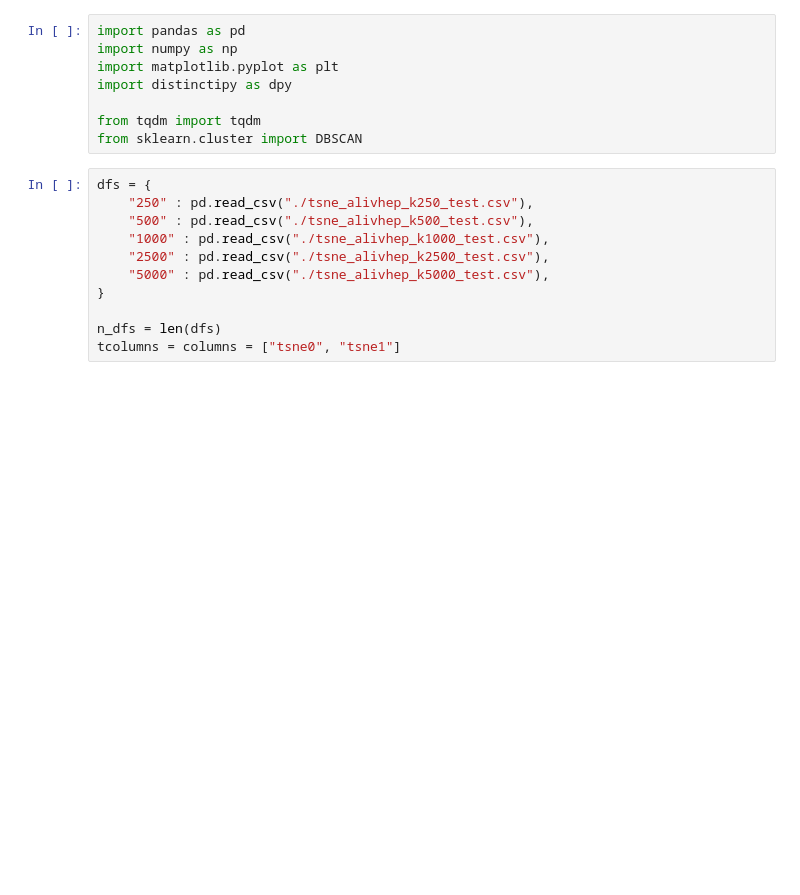
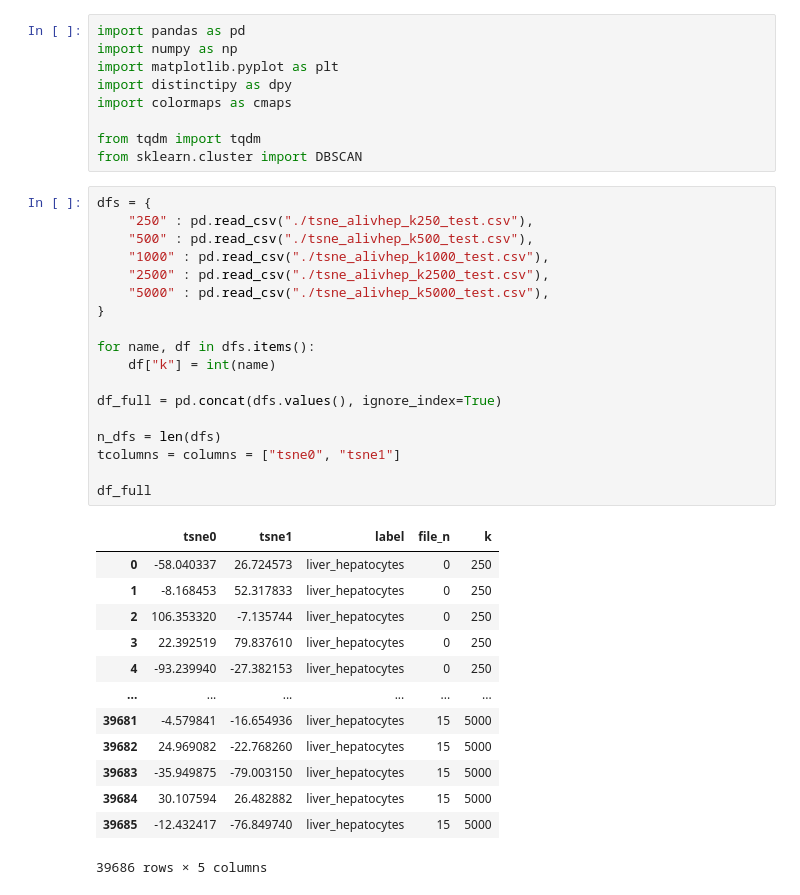
Before and after one commit to cjmerzbacher/met2vec, a Jupyter notebook: Final Plots/Generalization/N5000/tsne/tsne.ipynb, the cells around one changed output. Drawn from its saved outputs; the diff is of its cells as text; blank space fills up the shorter version.

```diff
--- a/Final Plots/Generalization/N5000/tsne/tsne.ipynb
+++ b/Final Plots/Generalization/N5000/tsne/tsne.ipynb
@@ -3,18 +3,40 @@ import pandas as pd
 import numpy as np
 import matplotlib.pyplot as plt
 import distinctipy as dpy
+import colormaps as cmaps
 
 from tqdm import tqdm
 from sklearn.cluster import DBSCAN
 # %%
 dfs = {
     "250" : pd.read_csv("./tsne_alivhep_k250_test.csv"),
     "500" : pd.read_csv("./tsne_alivhep_k500_test.csv"),
     "1000" : pd.read_csv("./tsne_alivhep_k1000_test.csv"),
     "2500" : pd.read_csv("./tsne_alivhep_k2500_test.csv"),
     "5000" : pd.read_csv("./tsne_alivhep_k5000_test.csv"),
 }
 
+for name, df in dfs.items():
+    df["k"] = int(name)
+
+df_full = pd.concat(dfs.values(), ignore_index=True)
+
 n_dfs = len(dfs)
 tcolumns = columns = ["tsne0", "tsne1"]
+
+df_full
+# %% [output]
+|  | tsne0 | tsne1 | label | file_n | k |
+| 0 | -58.040337 | 26.724573 | liver_hepatocytes | 0 | 250 |
+| 1 | -8.168453 | 52.317833 | liver_hepatocytes | 0 | 250 |
+| 2 | 106.353320 | -7.135744 | liver_hepatocytes | 0 | 250 |
+| 3 | 22.392519 | 79.837610 | liver_hepatocytes | 0 | 250 |
+| 4 | -93.239940 | -27.382153 | liver_hepatocytes | 0 | 250 |
+| ... | ... | ... | ... | ... | ... |
+| 39681 | -4.579841 | -16.654936 | liver_hepatocytes | 15 | 5000 |
+| 39682 | 24.969082 | -22.768260 | liver_hepatocytes | 15 | 5000 |
+| 39683 | -35.949875 | -79.003150 | liver_hepatocytes | 15 | 5000 |
+| 39684 | 30.107594 | 26.482882 | liver_hepatocytes | 15 | 5000 |
+| 39685 | -12.432417 | -76.849740 | liver_hepatocytes | 15 | 5000 |
+39686 rows × 5 columns
 # %%
```
Also changed, not shown: parts of 3 cells of this notebook, 14 other files.
